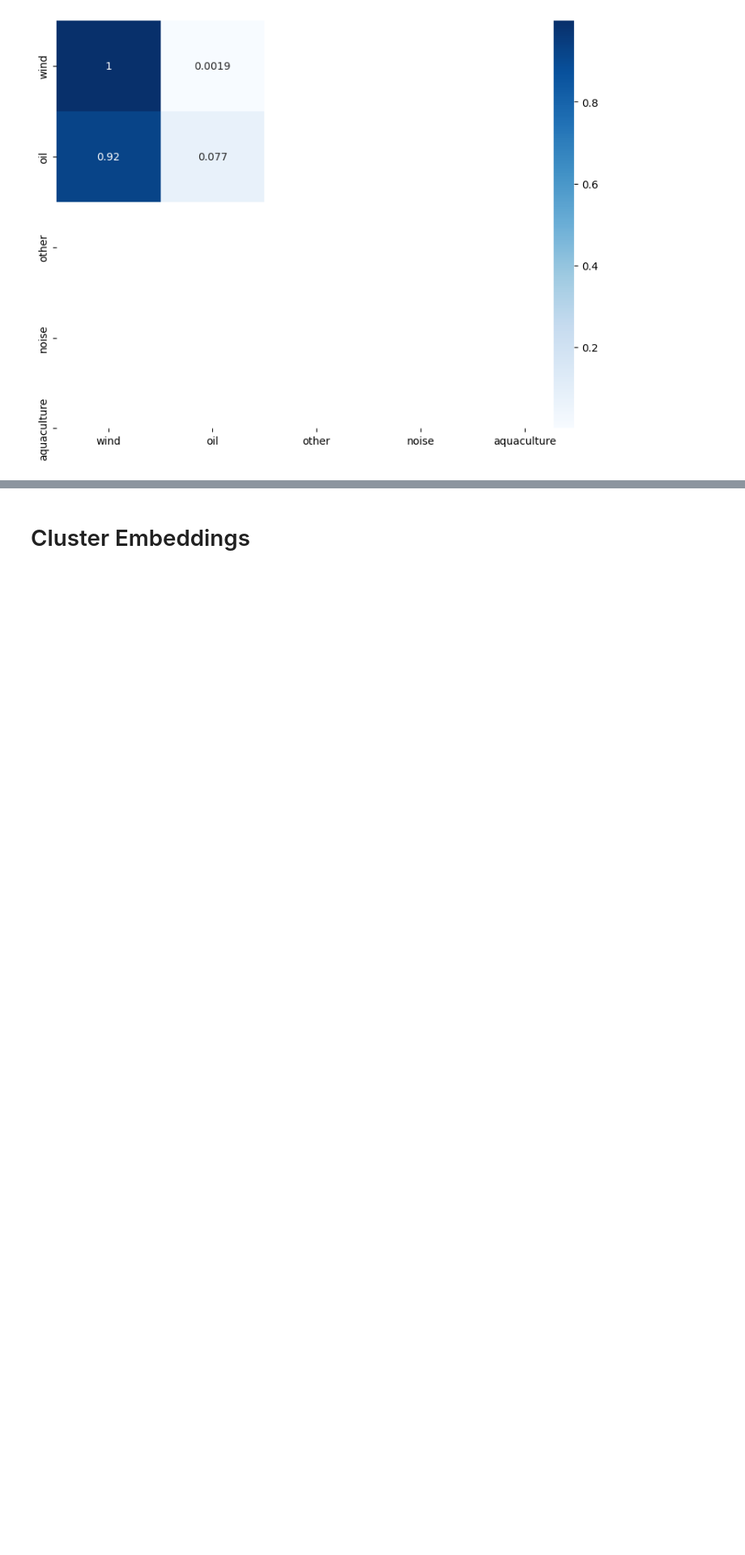
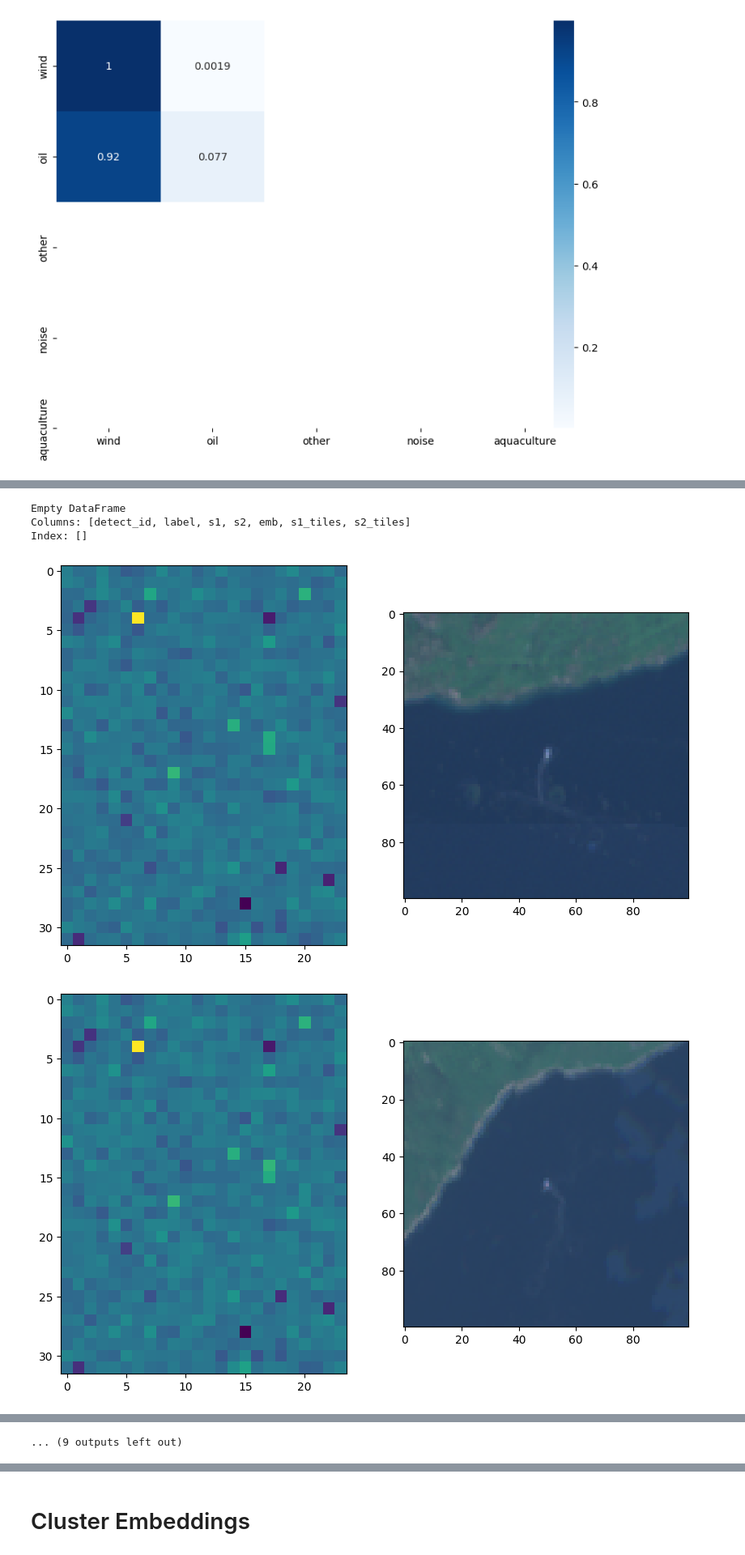
Before and after one commit to oballinger/ollie_clay_GFW, a Jupyter notebook: clay_embeddings.ipynb, the cells around one changed output, grey strips where cells are left out. Shown at 81% size. Drawn from its saved outputs; the diff is of its cells as text; code cells hidden in the pictures; blank space fills up the shorter version.

```diff
--- a/clay_embeddings.ipynb
+++ b/clay_embeddings.ipynb
@@ -295,0 +316,34 @@ array([47796, 45283, 45467, 44191, 44141, 44064, 48045, 48077, 48163,
+# %%
+import numpy as np
+import matplotlib.pyplot as plt
+detect_ids=z['detect_id'][:]
+labs=z['label'][:]
+s1=np.vstack(z['s1_embeddings'][:])
+s2=np.vstack(z['s2_embeddings'][:])
+s2_tiles=z['tiles_s2'][:]
+s1_tiles=z['tiles_s1'][:]
+emb=s2*0.2+s1*0.8
+df=pd.DataFrame({'detect_id':detect_ids, 'label':labs, 's1':list(s1), 's2':list(s2), 'emb':list(emb), 's1_tiles':list(s1_tiles), 's2_tiles':list(s2_tiles)})
+# %%
+#id='S1AB_AD_MEDIAN_COMP_20230101T000000_20230701T000000_FULL_128_TILE_361;15.35967700;67.5295830'
+#ix=np.where(detect_ids==id)[0][0]
+#ids=emb_utils.find_similar(z, ix, top_n=20, metric='cosine', plot=False)
+
+sample=[]
+for i in ids:
+    #rand=np.random.randint(0, len(detect_ids))
+    embedding=s1[i]
+    sample=sample+[embedding]
+    reshaped=embedding.reshape(32,24)
+    fig, ax = plt.subplots(1, 2, figsize=(10, 10))
+    ax[0].imshow(reshaped)
+    ax[1].imshow(s2_tiles[i][:,:,:3])
+    plt.show()
+
+sample=np.vstack(sample)
+# %% [output]
+Empty DataFrame
+Columns: [detect_id, label, s1, s2, emb, s1_tiles, s2_tiles]
+Index: []
+[figure, added]
+[figure, added]
@@ -295,0 +359 @@ array([47796, 45283, 45467, 44191, 44141, 44064, 48045, 48077, 48163,
+... (9 outputs left out)
```
Also changed, not shown: parts of 8 cells of this notebook, 16 other files.
